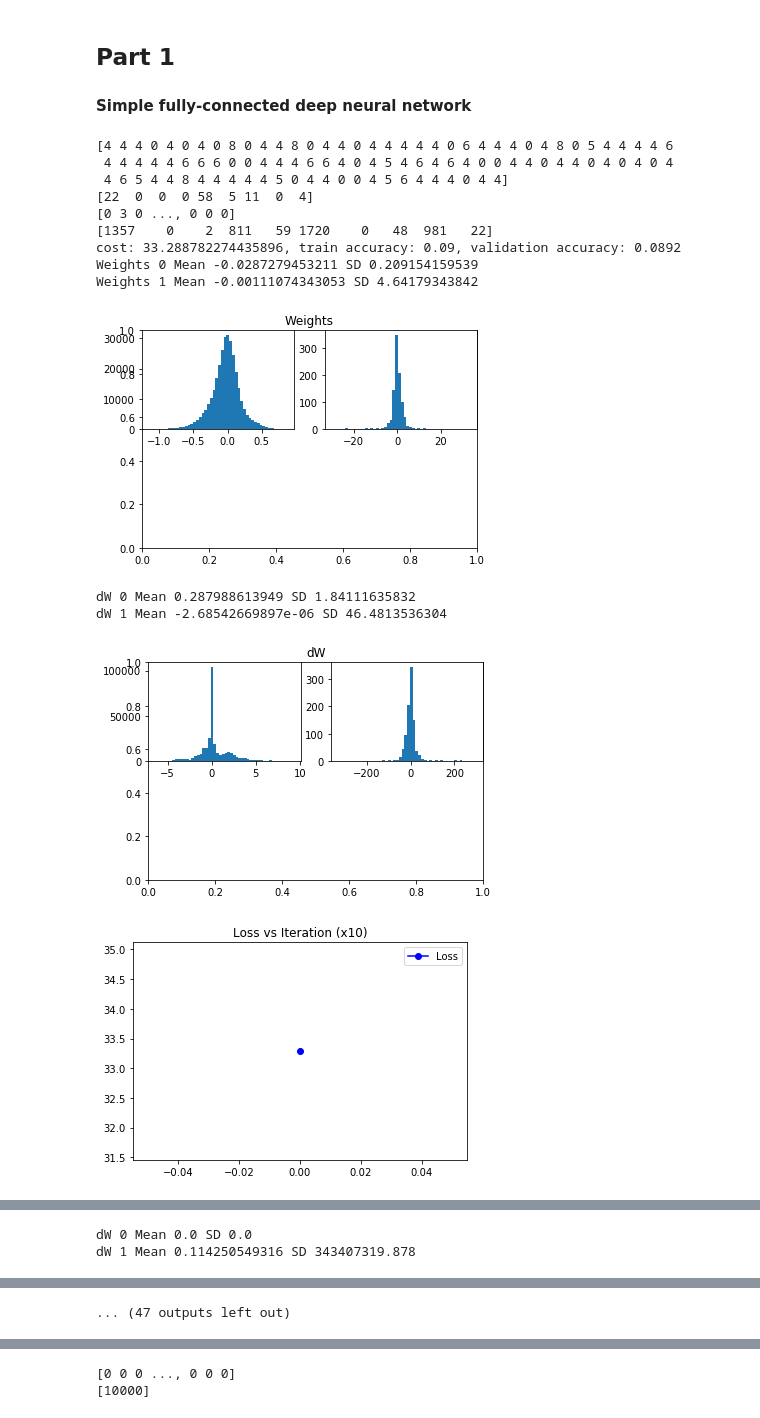
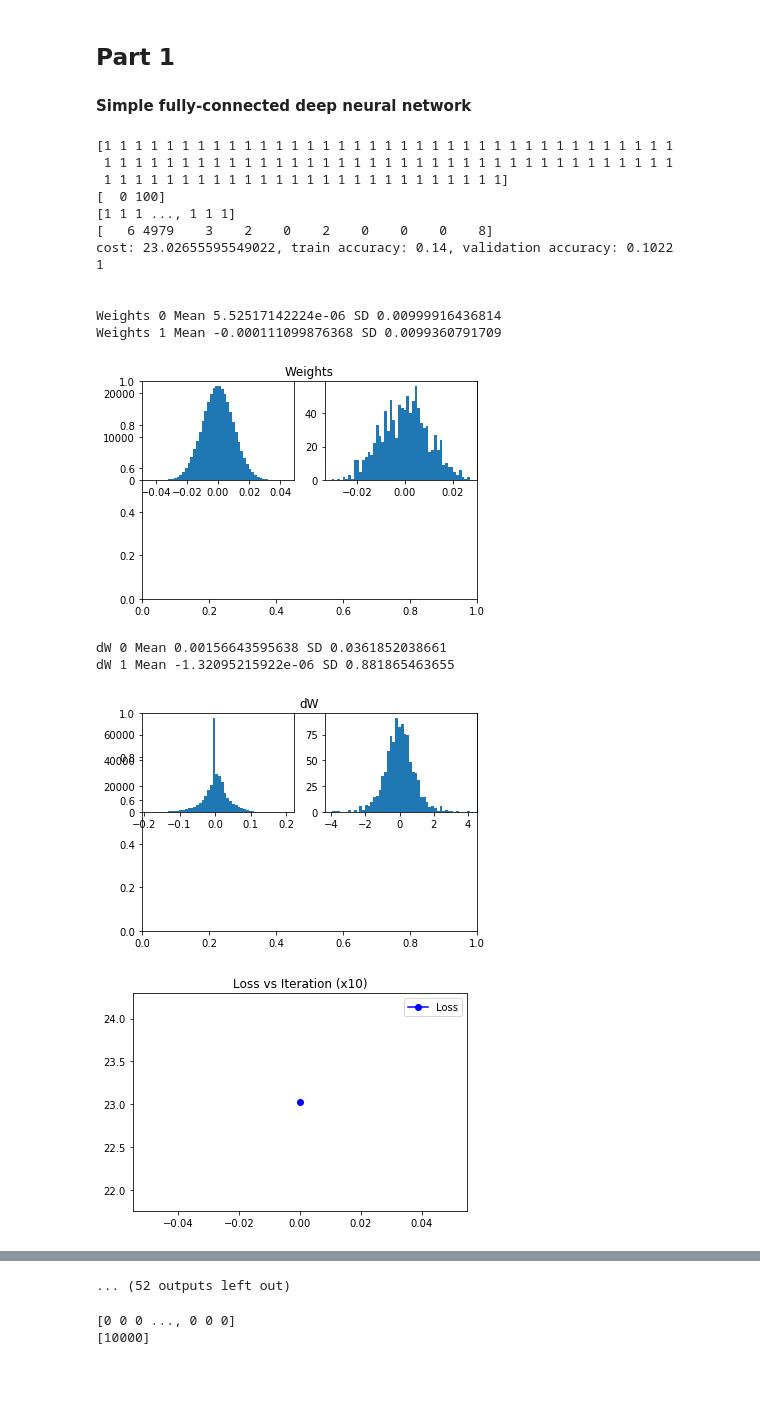
Before and after one commit to rp2707/coms4995-hw1, a Jupyter notebook: HW1-uni.ipynb, the cells around one changed output, grey strips where cells are left out. Saved outputs shown, nothing was run; the diff lists cells and outputs as text; code cells hidden in the pictures; blank space fills up the shorter version.

Commit message:
implemented some other weight initializers

```diff
--- a/HW1-uni.ipynb
+++ b/HW1-uni.ipynb
@@ -63,8 +63,6 @@ class NeuralNetwork(object):
         Some that seem easy:
         - decaying learning rate (function of iteration number)
         - random crops/reflections[left-right only]/distortions of input data
-        - other random initializations [Xavier, MSRA] - probably not have
-          much effect since we aren't using very deep network??
 
         - #self.reg_p_norm = 2 #If doing Lp norm regularization
         - other activation functions [ELU]
@@ -213,7 +211,13 @@ class NeuralNetwork(object):
         for layer in range(1,self.num_layers):
             #On 1st training iteration only, randomly initialize weights and biases:
             if self.iterations_finished==0:
-                W = np.random.normal(0., .1, size=(self.parameters['layerDimensions'][layer], self.parameters['layerDimensions'][layer - 1]))
+                #Try Xavier-Glorot initialization [http://proceedings.mlr.press/v9/glorot10a/glorot10a.pdf]:
+                SD_glorot = np.sqrt(2. / (self.parameters['layerDimensions'][layer]+self.parameters['layerDimensions'][layer - 1]))
+                #Try MSRA initialization [https://arxiv.org/pdf/1502.01852.pdf]:
+                SD_MSRA = np.sqrt(2. / self.parameters['layerDimensions'][layer - 1])
+                SD = SD_MSRA
+                SD = .01
+                W = np.random.normal(0., SD, size=(self.parameters['layerDimensions'][layer], self.parameters['layerDimensions'][layer - 1]))
                 b = np.zeros(shape=(self.parameters['layerDimensions'][layer], 1))
             else:
                 W = cache['weights'][layer-1]
@@ -261,14 +265,16 @@ class NeuralNetwork(object):
         #print(np.exp(AL).min())
         #print(np.exp(AL).max())
 
+
+        #Original, no clipping
+        softmax_out = np.exp(AL)/(np.exp(AL).sum(axis=0)+epsilon)
+
         #Nan to num cliping:
         #softmax_out = np.nan_to_num(np.exp(AL))/(np.nan_to_num(np.exp(AL).sum(axis=0))+epsilon)
-        #No clipping
-        #softmax_out = np.exp(AL)/(np.exp(AL).sum(axis=0)+epsilon)
 
         #Manual clipping
-        max_val = 10e3
-        softmax_out = np.exp(AL).clip(0.,max_val)/(np.exp(AL).clip(0.,max_val).sum(axis=0)+epsilon)
+        #max_val = 10e3
+        #softmax_out = np.exp(AL).clip(0.,max_val)/(np.exp(AL).clip(0.,max_val).sum(axis=0)+epsilon)
 
         #print(softmax_out)
         #print(softmax_out.min())
@@ -547,6 +553,10 @@ class NeuralNetwork(object):
             #print(self.biases[0].shape)
 
 
+            #Iteration counter
+            self.iterations_finished += 1
+
+
             if i % print_every == 0:
                 #Training set accruacy:
                 y_batch_predicted = self.predict(X_batch)
@@ -561,19 +571,14 @@ class NeuralNetwork(object):
                 self.validation_accuracies += [validation_accuracy]
                 self.loss += [cost]
 
-
+                print(self.iterations_finished)
+                print('\n')
 
 
 
             #For debugging, look at weights and gradients on weights
             if i % 100 == 0:
                 self.visualizeWeightsAndGradients(gradients)
-
-            #Just some counter which is only used to make sure this isn't the first iteration
-            #since on 1st iteration only we randomly initialize params.
-            self.iterations_finished += 1
-            print(self.iterations_finished)
-            print('\n')
 # %%
 # Helper functions, DO NOT modify this
 
@@ -697,22 +702,24 @@ Data loading done
 
 #### Simple fully-connected deep neural network
 # %%
-#layer_dimensions = [X_train.shape[0], 1000, 1000, 10]  # including the input and output layers
 layer_dimensions = [X_train.shape[0], 100, 10]  # including the input and output layers
 NN = NeuralNetwork(layer_dimensions)
-NN.train(X_train, y_train, iters=2000, alpha=0.1, batch_size=100, print_every=10)
+NN.train(X_train, y_train, iters=2000, alpha=0.001, batch_size=100, print_every=10)
 # %% [output]
-[4 4 4 0 4 0 4 0 8 0 4 4 8 0 4 4 0 4 4 4 4 4 0 6 4 4 4 0 4 8 0 5 4 4 4 4 6
- 4 4 4 4 4 6 6 6 0 0 4 4 4 6 6 4 0 4 5 4 6 4 6 4 0 0 4 4 0 4 4 0 4 0 4 0 4
- 4 6 5 4 4 8 4 4 4 4 4 5 0 4 4 0 0 4 5 6 4 4 4 0 4 4]
-[22  0  0  0 58  5 11  0  4]
-[0 3 0 ..., 0 0 0]
-[1357    0    2  811   59 1720    0   48  981   22]
-cost: 33.288782274435896, train accuracy: 0.09, validation accuracy: 0.0892
-Weights 0 Mean -0.0287279453211 SD 0.209154159539
-Weights 1 Mean -0.00111074343053 SD 4.64179343842
+[1 1 1 1 1 1 1 1 1 1 1 1 1 1 1 1 1 1 1 1 1 1 1 1 1 1 1 1 1 1 1 1 1 1 1 1 1
+ 1 1 1 1 1 1 1 1 1 1 1 1 1 1 1 1 1 1 1 1 1 1 1 1 1 1 1 1 1 1 1 1 1 1 1 1 1
+ 1 1 1 1 1 1 1 1 1 1 1 1 1 1 1 1 1 1 1 1 1 1 1 1 1 1]
+[  0 100]
+[1 1 1 ..., 1 1 1]
+[   6 4979    3    2    0    2    0    0    0    8]
+cost: 23.02655595549022, train accuracy: 0.14, validation accuracy: 0.1022
+1
+
+
+Weights 0 Mean 5.52517142224e-06 SD 0.00999916436814
+Weights 1 Mean -0.000111099876368 SD 0.0099360791709
-[figure, old version]
+[figure, new version]
-dW 0 Mean 0.287988613949 SD 1.84111635832
-dW 1 Mean -2.68542669897e-06 SD 46.4813536304
+dW 0 Mean 0.00156643595638 SD 0.0361852038661
+dW 1 Mean -1.32095215922e-06 SD 0.881865463655
-[figure, old version]
+[figure, new version]
-[figure, old version]
+[figure, new version]
@@ -755,2 +746,0 @@ Weights 1 Mean -1.30700686228 SD 20628193.7197
-dW 0 Mean 0.0 SD 0.0
-dW 1 Mean 0.114250549316 SD 343407319.878
@@ -759 +748,0 @@ dW 1 Mean 0.114250549316 SD 343407319.878
-... (47 outputs left out)
@@ -760,3 +750,4 @@ dW 1 Mean 0.114250549316 SD 343407319.878
+... (52 outputs left out)
 # %%
 y_predicted = NN.predict(X_test)
 save_predictions('ans1-uni', y_predicted)
```
Also changed, not shown: parts of 2 cells of this notebook.
